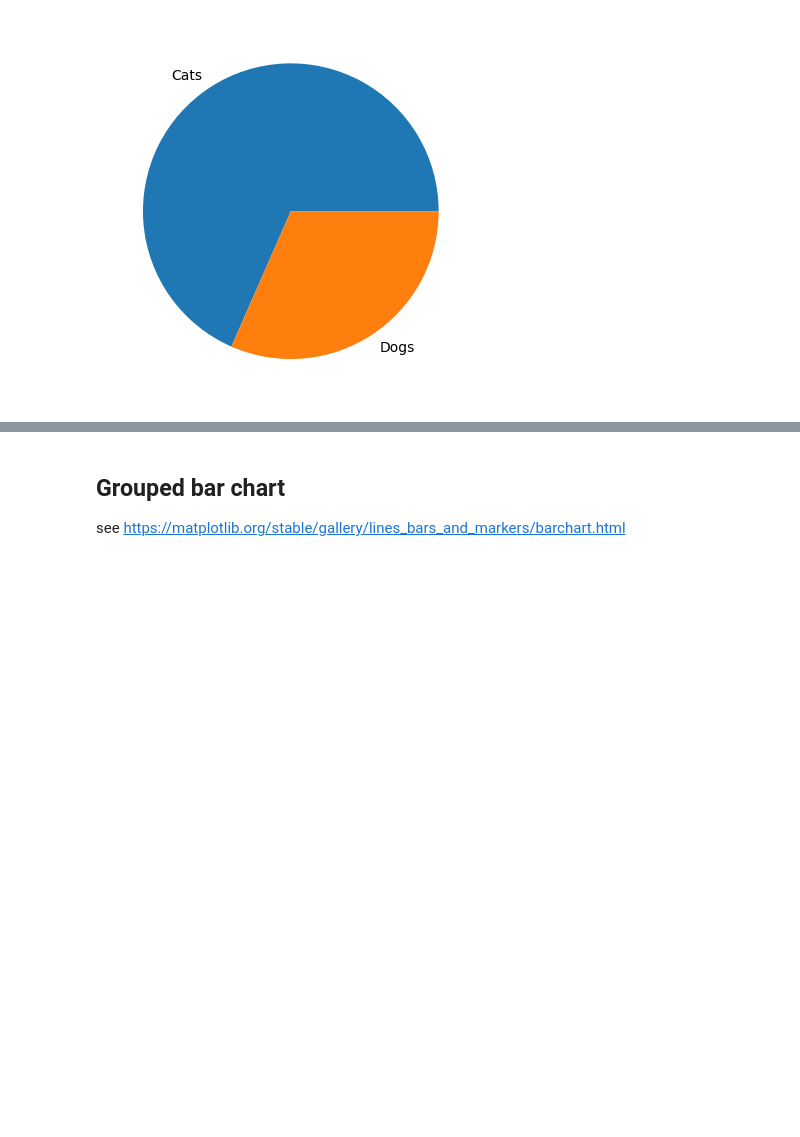
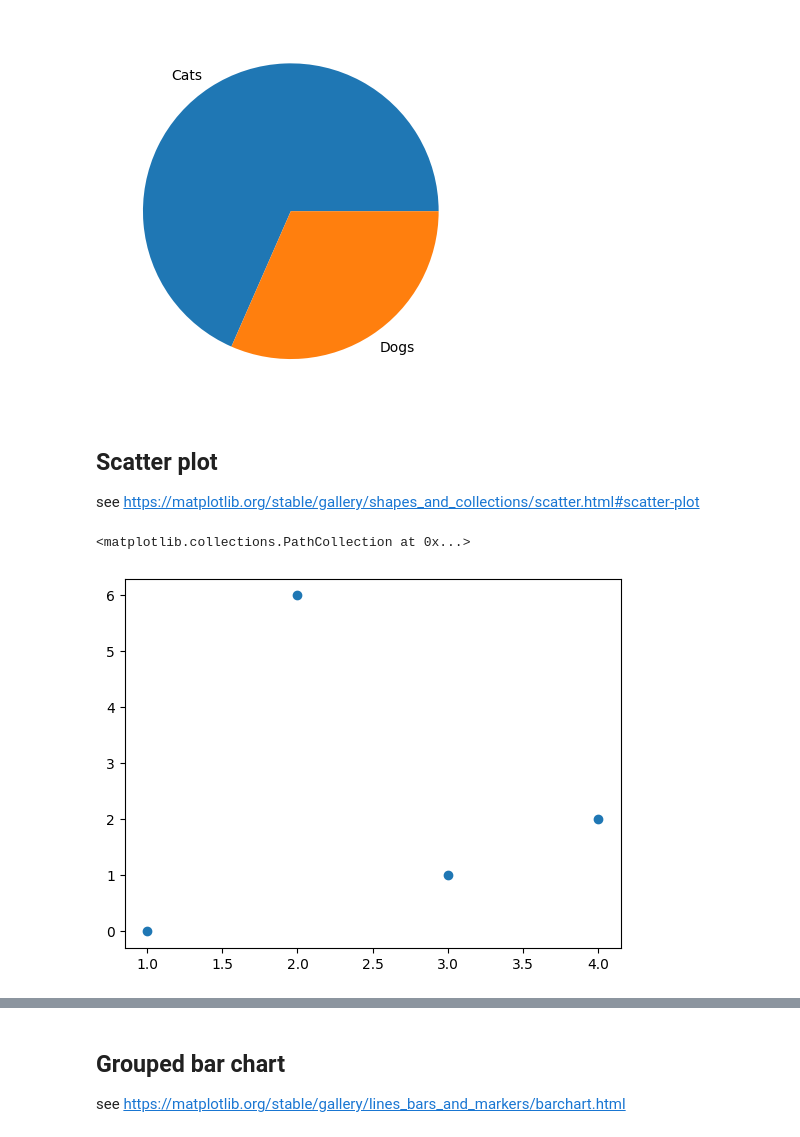
Before and after one commit to jgraber/PythonFriday, a Jupyter notebook: Jupyter/Matplotlib_Diagrams.ipynb, the cells around one changed output, grey strips where cells are left out. Cells and saved outputs as stored; diff of their text form; code cells hidden in the pictures; blank space fills up the shorter version.

Commit message:
add scatter plot

```diff
--- a/Jupyter/Matplotlib_Diagrams.ipynb
+++ b/Jupyter/Matplotlib_Diagrams.ipynb
@@ -41,3 +41,14 @@ ax.pie(sizes, labels=labels)
  [Text(-0.6016430102375324, 0.9208831023709364, 'Cats'),
   Text(0.6016430102375327, -0.9208831023709363, 'Dogs')])
 [figure]
+# %% [markdown]
+## Scatter plot
+see https://matplotlib.org/stable/gallery/shapes_and_collections/scatter.html#scatter-plot
+# %%
+x = [1, 2, 3, 4]
+y = [0, 6, 1, 2]
+
+plt.scatter(x, y)
+# %% [output]
+<matplotlib.collections.PathCollection at 0x...>
+[figure, added]
```
Also changed, not shown: parts of 2 cells of this notebook.
